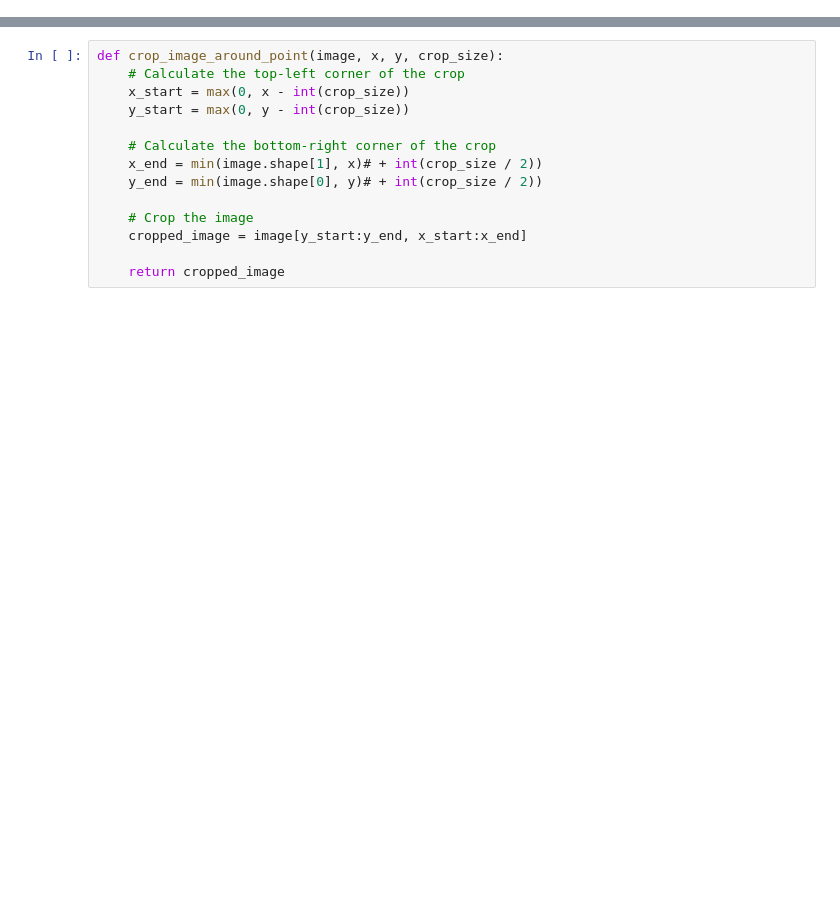
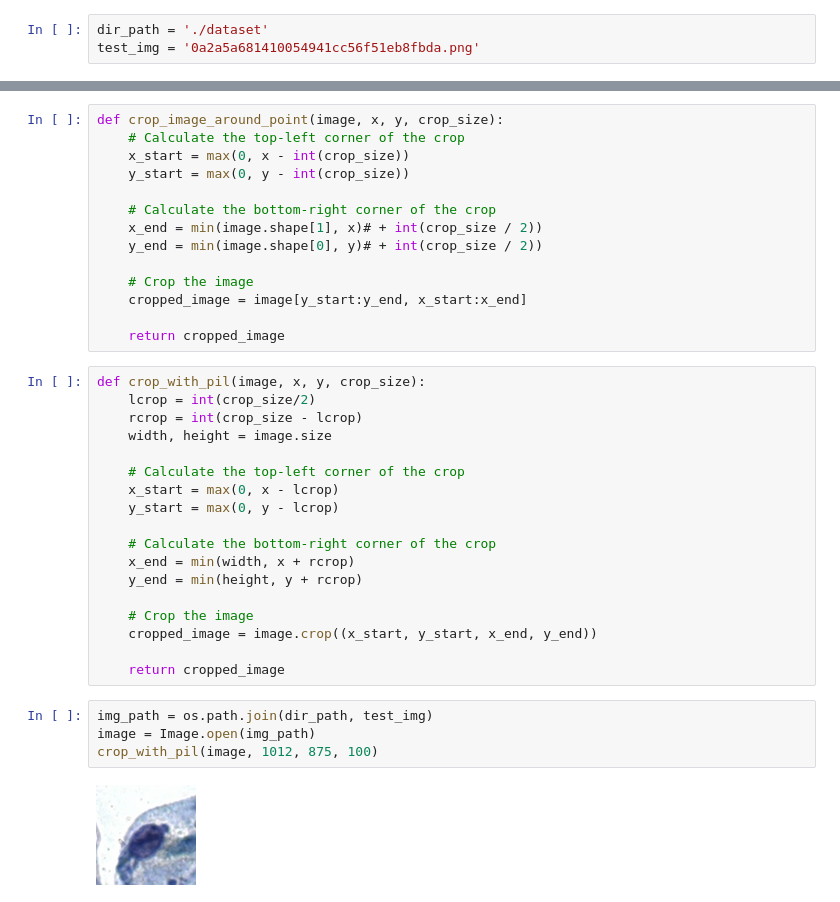
Before and after one commit to HenriqueCastros/pai-flower-nucleus, a Jupyter notebook: trab.ipynb, the cells around one changed output, grey strips where cells are left out. Cells and saved outputs as stored; diff of their text form; blank space fills up the shorter version.

Commit message:
Crop

```diff
--- a/trab.ipynb
+++ b/trab.ipynb
@@ -5,3 +17,6 @@ import cv2
 # %%
 df = pd.read_csv('./classifications.csv')
+# %%
+dir_path = './dataset'
+test_img = '0a2a5a681410054941cc56f51eb8fbda.png'
 # %%
@@ -27,3 +42,27 @@ def crop_image_around_point(image, x, y, crop_size):
     cropped_image = image[y_start:y_end, x_start:x_end]
 
     return cropped_image
+# %%
+def crop_with_pil(image, x, y, crop_size):
+    lcrop = int(crop_size/2)
+    rcrop = int(crop_size - lcrop)
+    width, height = image.size
+
+    # Calculate the top-left corner of the crop
+    x_start = max(0, x - lcrop)
+    y_start = max(0, y - lcrop)
+
+    # Calculate the bottom-right corner of the crop
+    x_end = min(width, x + rcrop)
+    y_end = min(height, y + rcrop)
+
+    # Crop the image
+    cropped_image = image.crop((x_start, y_start, x_end, y_end))
+
+    return cropped_image
+# %%
+img_path = os.path.join(dir_path, test_img)
+image = Image.open(img_path)
+crop_with_pil(image, 1012, 875, 100)
+# %% [output]
+[figure, added]
```
Also changed, not shown: parts of 5 cells of this notebook, 2 other files.
